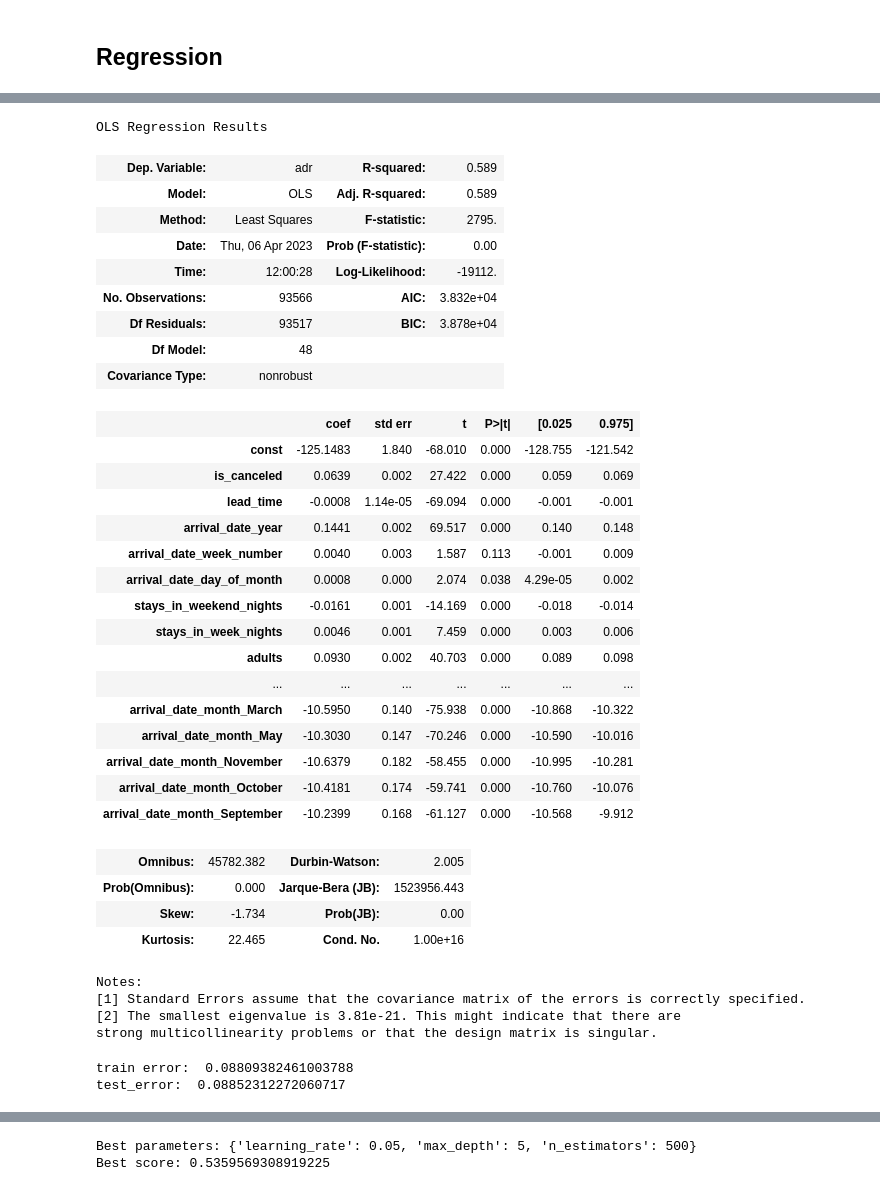
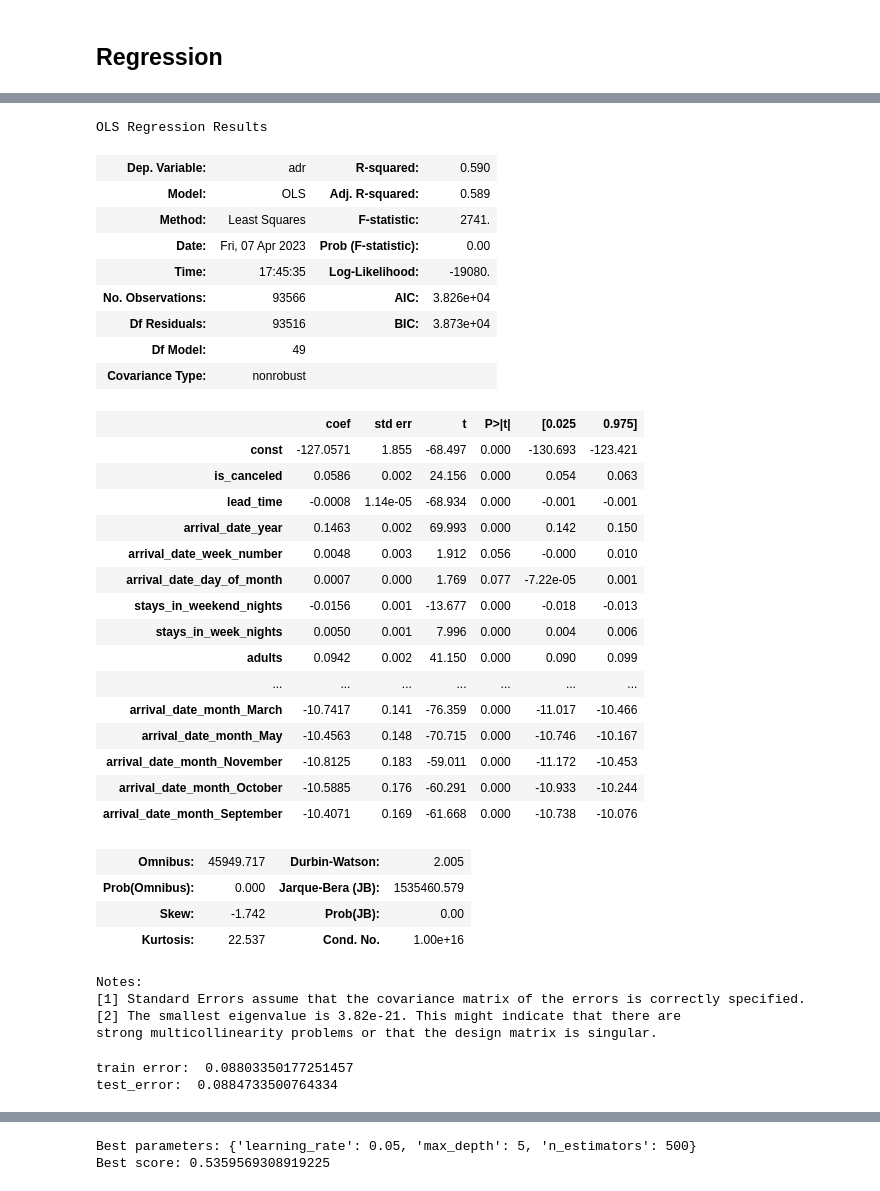
Before and after one commit to Reytrei/ST3187_FinalProject, a Jupyter notebook: Final_Project.ipynb, the cells around one changed output, grey strips where cells are left out. Drawn from its saved outputs; the diff is of its cells as text; code cells hidden in the pictures.

```diff
--- a/Final_Project.ipynb
+++ b/Final_Project.ipynb
@@ -395,12 +407,13 @@ array([[<AxesSubplot:title={'center':'lead_time'}>,
 # %% [markdown]
 ## Regression
 # %%
-X = hotel.drop(['adr', 'reservation_status', 'reservation_status_date', 'country', 'deposit_type', 'country', 'assigned_room_type', 'days_in_waiting_list', 'babies'], axis=1)
+X = hotel.drop(['adr', 'reservation_status', 'reservation_status_date', 'deposit_type', 'assigned_room_type', 'days_in_waiting_list', 'babies'], axis=1)
 y = hotel['adr']
 
 one_hot = ['hotel', 'meal', 'market_segment', 'distribution_channel', 'customer_type','reserved_room_type', 'arrival_date_month']
-label_enc = ['reserved_room_type', 'arrival_date_month']
-
+label_enc = ['country']
+le = LabelEncoder()
+X['country'] = le.fit_transform(X[label_enc])
 enc = OneHotEncoder(sparse=False)
 
 result = enc.fit_transform(X[one_hot])
@@ -459,56 +472,57 @@ test_error:  862.9946751501096
 # %%
-X = hotel.drop(['adr', 'reservation_status', 'reservation_status_date', 'country', 'deposit_type', 'country', 'assigned_room_type', 'days_in_waiting_list', 'distribution_channel', 'babies'], axis=1)
+X = hotel.drop(['adr', 'reservation_status', 'reservation_status_date', 'deposit_type', 'assigned_room_type', 'days_in_waiting_list', 'distribution_channel', 'babies'], axis=1)
 y_2 = np.log(hotel['adr'])
 
 one_hot = ['hotel', 'meal', 'market_segment', 'customer_type','reserved_room_type', 'arrival_date_month']
-#label_enc = ['reserved_room_type', 'arrival_date_month']
-
+label_enc = ['country']
+le = LabelEncoder()
+X['country'] = le.fit_transform(X[label_enc])
 enc = OneHotEncoder(sparse=False)
 
 result = enc.fit_transform(X[one_hot])
 results = pd.DataFrame(result, columns = enc.get_feature_names_out())
 X_encoded_2 = pd.concat([X.drop(one_hot, axis=1).reset_index(drop=True), results.reset_index(drop=True)], axis=1)
 X_encoded_2 = sm.add_constant(X_encoded_2)
 X_train, X_test, y_train, y_test = train_test_split(X_encoded_2, y_2.reset_index(drop = True), test_size = 0.2, random_state = 100)
 
 
 reg2 = sm.OLS(y_train, X_train).fit()
 y_pred = reg2.predict(X_test)
 reg2.summary()
 # %% [output]
 OLS Regression Results
-| Dep. Variable: | adr | R-squared: | 0.589 |
+| Dep. Variable: | adr | R-squared: | 0.590 |
 | Model: | OLS | Adj. R-squared: | 0.589 |
-| Method: | Least Squares | F-statistic: | 2795. |
-| Date: | Thu, 06 Apr 2023 | Prob (F-statistic): | 0.00 |
-| Time: | 12:00:28 | Log-Likelihood: | -19112. |
-| No. Observations: | 93566 | AIC: | 3.832e+04 |
-| Df Residuals: | 93517 | BIC: | 3.878e+04 |
-| Df Model: | 48 |  |  |
+| Method: | Least Squares | F-statistic: | 2741. |
+| Date: | Fri, 07 Apr 2023 | Prob (F-statistic): | 0.00 |
+| Time: | 17:45:35 | Log-Likelihood: | -19080. |
+| No. Observations: | 93566 | AIC: | 3.826e+04 |
+| Df Residuals: | 93516 | BIC: | 3.873e+04 |
+| Df Model: | 49 |  |  |
 | Covariance Type: | nonrobust |  |  |
 |  | coef | std err | t | P>|t| | [0.025 | 0.975] |
-| const | -125.1483 | 1.840 | -68.010 | 0.000 | -128.755 | -121.542 |
-| is_canceled | 0.0639 | 0.002 | 27.422 | 0.000 | 0.059 | 0.069 |
-| lead_time | -0.0008 | 1.14e-05 | -69.094 | 0.000 | -0.001 | -0.001 |
-| arrival_date_year | 0.1441 | 0.002 | 69.517 | 0.000 | 0.140 | 0.148 |
-| arrival_date_week_number | 0.0040 | 0.003 | 1.587 | 0.113 | -0.001 | 0.009 |
-| arrival_date_day_of_month | 0.0008 | 0.000 | 2.074 | 0.038 | 4.29e-05 | 0.002 |
-| stays_in_weekend_nights | -0.0161 | 0.001 | -14.169 | 0.000 | -0.018 | -0.014 |
-| stays_in_week_nights | 0.0046 | 0.001 | 7.459 | 0.000 | 0.003 | 0.006 |
-| adults | 0.0930 | 0.002 | 40.703 | 0.000 | 0.089 | 0.098 |
+| const | -127.0571 | 1.855 | -68.497 | 0.000 | -130.693 | -123.421 |
+| is_canceled | 0.0586 | 0.002 | 24.156 | 0.000 | 0.054 | 0.063 |
+| lead_time | -0.0008 | 1.14e-05 | -68.934 | 0.000 | -0.001 | -0.001 |
+| arrival_date_year | 0.1463 | 0.002 | 69.993 | 0.000 | 0.142 | 0.150 |
+| arrival_date_week_number | 0.0048 | 0.003 | 1.912 | 0.056 | -0.000 | 0.010 |
+| arrival_date_day_of_month | 0.0007 | 0.000 | 1.769 | 0.077 | -7.22e-05 | 0.001 |
+| stays_in_weekend_nights | -0.0156 | 0.001 | -13.677 | 0.000 | -0.018 | -0.013 |
+| stays_in_week_nights | 0.0050 | 0.001 | 7.996 | 0.000 | 0.004 | 0.006 |
+| adults | 0.0942 | 0.002 | 41.150 | 0.000 | 0.090 | 0.099 |
 | ... | ... | ... | ... | ... | ... | ... |
-| arrival_date_month_March | -10.5950 | 0.140 | -75.938 | 0.000 | -10.868 | -10.322 |
-| arrival_date_month_May | -10.3030 | 0.147 | -70.246 | 0.000 | -10.590 | -10.016 |
-| arrival_date_month_November | -10.6379 | 0.182 | -58.455 | 0.000 | -10.995 | -10.281 |
-| arrival_date_month_October | -10.4181 | 0.174 | -59.741 | 0.000 | -10.760 | -10.076 |
-| arrival_date_month_September | -10.2399 | 0.168 | -61.127 | 0.000 | -10.568 | -9.912 |
+| arrival_date_month_March | -10.7417 | 0.141 | -76.359 | 0.000 | -11.017 | -10.466 |
+| arrival_date_month_May | -10.4563 | 0.148 | -70.715 | 0.000 | -10.746 | -10.167 |
+| arrival_date_month_November | -10.8125 | 0.183 | -59.011 | 0.000 | -11.172 | -10.453 |
+| arrival_date_month_October | -10.5885 | 0.176 | -60.291 | 0.000 | -10.933 | -10.244 |
+| arrival_date_month_September | -10.4071 | 0.169 | -61.668 | 0.000 | -10.738 | -10.076 |
-| Omnibus: | 45782.382 | Durbin-Watson: | 2.005 |
-| Prob(Omnibus): | 0.000 | Jarque-Bera (JB): | 1523956.443 |
-| Skew: | -1.734 | Prob(JB): | 0.00 |
-| Kurtosis: | 22.465 | Cond. No. | 1.00e+16 |
+| Omnibus: | 45949.717 | Durbin-Watson: | 2.005 |
+| Prob(Omnibus): | 0.000 | Jarque-Bera (JB): | 1535460.579 |
+| Skew: | -1.742 | Prob(JB): | 0.00 |
+| Kurtosis: | 22.537 | Cond. No. | 1.00e+16 |
 Notes:
 [1] Standard Errors assume that the covariance matrix of the errors is correctly specified.
-[2] The smallest eigenvalue is 3.81e-21. This might indicate that there are
+[2] The smallest eigenvalue is 3.82e-21. This might indicate that there are
 strong multicollinearity problems or that the design matrix is singular.
 # %%
 mse_train = mean_squared_error(y_train,reg2.predict(X_train) )
@@ -516,8 +530,8 @@ print("train error: ", mse_train)
 mse_test = mean_squared_error(y_test, y_pred)
 print("test_error: ", mse_test)
 # %% [output]
-train error:  0.08809382461003788
-test_error:  0.08852312272060717
+train error:  0.08803350177251457
+test_error:  0.0884733500764334
 # %%
 fig, ax = plt.subplots(2,2, figsize=(8,6))
 ax[0,0].scatter(reg1.fittedvalues, reg1.resid)
```
Also changed, not shown: parts of 44 cells of this notebook.
